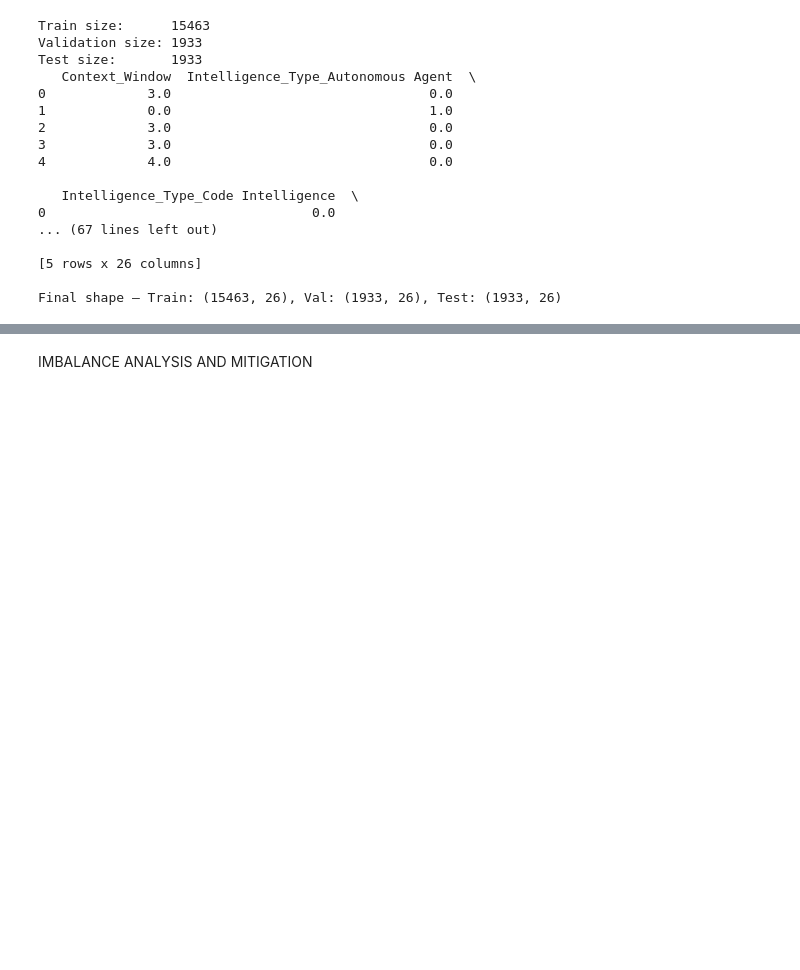
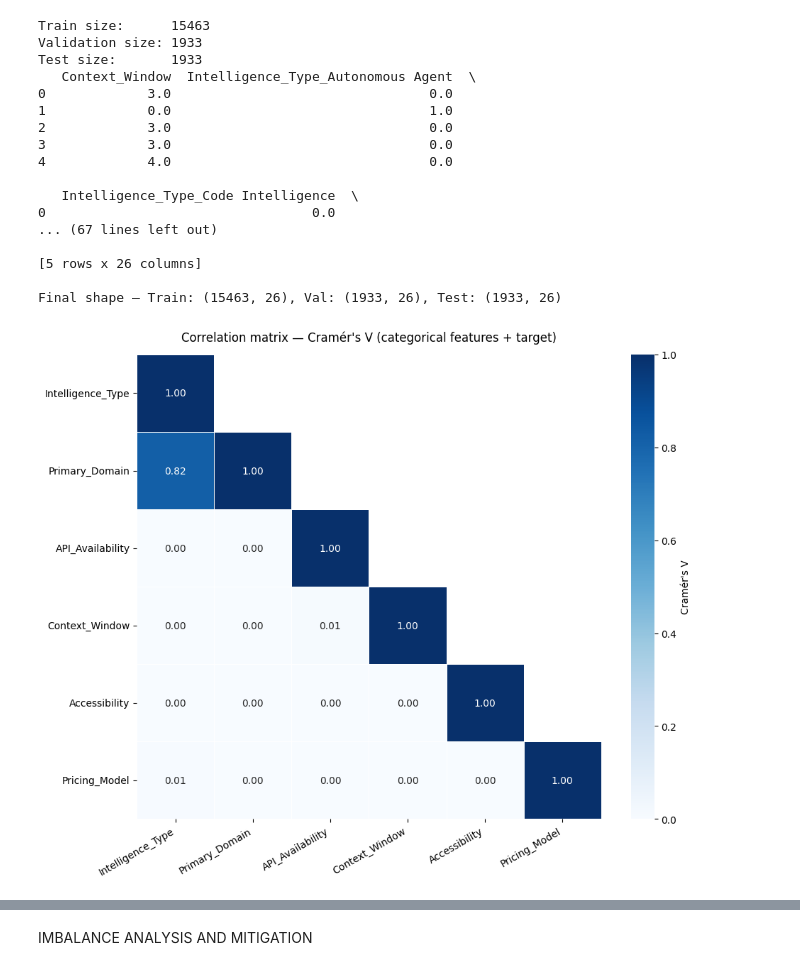
Before and after one commit to GafillaAbrahamer/ClassificationProject, a Jupyter notebook: Prueba.ipynb, the cells around one changed output, grey strips where cells are left out. Drawn from its saved outputs; the diff is of its cells as text; code cells hidden in the pictures; blank space fills up the shorter version.

Commit message:
cambios de variable target y asi, jon lo ejecutara luego

```diff
--- a/Prueba.ipynb
+++ b/Prueba.ipynb
@@ -161,9 +158,9 @@ Total missing values in dataset: 3877
 # %%
 ### TRANSFORMATION PIPELINE ###
 # We drop non-informative columns
-cols_to_drop = ['AI_Name', 'Developer', 'Website_URL', 'Key_Functionality']
-X = df.drop(columns=cols_to_drop + ['Pricing_Model'])
-y = df['Pricing_Model']
+cols_to_drop = ['AI_Name', 'Developer', 'Website_URL', 'Key_Functionality', 'Intelligence_Type'] #se quita el primary domain y el tipo de inteligencia para evitar data leakage
+X = df.drop(columns=cols_to_drop + ['Primary_Domain'])
+y = df['Primary_Domain']
 
 # Train / Validation / Test split (80-10-10)
 X_train, X_temp, y_train, y_temp = train_test_split(
@@ -184,7 +181,7 @@ print(f"Test size:       {X_test.shape[0]}")
 ordinal_cols = ['Context_Window']
 ordinal_categories = [['N/A', '8k', '32k', '128k', '1M']]  # explicit order
 
-onehot_cols = ['Intelligence_Type', 'Primary_Domain', 'API_Availability', 'Accessibility']
+onehot_cols = ['API_Availability', 'Accessibility']
 
 numerical_cols = ['Release_Year', 'Popularity_Votes']
 
@@ -228,3 +225,71 @@ Test size:       1933
 [5 rows x 26 columns]
 
 Final shape — Train: (15463, 26), Val: (1933, 26), Test: (1933, 26)
+# %%
+### CORRELATION MATRIX ###
+import pandas as pd
+import numpy as np
+import matplotlib.pyplot as plt
+import seaborn as sns
+from scipy.stats import chi2_contingency
+
+# ── Cramér's V (para variables categóricas) ────────────────────────────────
+def cramers_v(x, y):
+    confusion_matrix = pd.crosstab(x, y)
+    chi2 = chi2_contingency(confusion_matrix)[0]
+    n = confusion_matrix.sum().sum()
+    phi2 = chi2 / n
+    r, k = confusion_matrix.shape
+    phi2corr = max(0, phi2 - ((k-1)*(r-1))/(n-1))
+    rcorr = r - ((r-1)**2)/(n-1)
+    kcorr = k - ((k-1)**2)/(n-1)
+    return np.sqrt(phi2corr / min((kcorr-1), (rcorr-1)))
+
+# ── Columnas originales (sin encodear) ────────────────────────────────────
+cat_cols = [
+    'Intelligence_Type',
+    'Primary_Domain',
+    'API_Availability',
+    'Context_Window',
+    'Accessibility',
+    'Pricing_Model',   # target incluido para ver correlación con features
+]
+
+df_corr = df[cat_cols].fillna('N/A')
+
+# ── Calcular matriz ────────────────────────────────────────────────────────
+n = len(cat_cols)
+corr_matrix = pd.DataFrame(np.zeros((n, n)), index=cat_cols, columns=cat_cols)
+
+for i in cat_cols:
+    for j in cat_cols:
+        corr_matrix.loc[i, j] = cramers_v(df_corr[i], df_corr[j])
+
+# ── Plot ───────────────────────────────────────────────────────────────────
+plt.figure(figsize=(10, 8))
+mask = np.triu(np.ones_like(corr_matrix, dtype=bool), k=1)  # triángulo superior
+
+sns.heatmap(
+    corr_matrix,
+    annot=True,
+    fmt='.2f',
+    cmap='Blues',
+    vmin=0, vmax=1,
+    mask=mask,           # quitar si quieres la matriz completa
+    square=True,
+    linewidths=0.5,
+    cbar_kws={'label': "Cramér's V"},
+)
+
+plt.title("Correlation matrix — Cramér's V (categorical features + target)", pad=14)
+plt.xticks(rotation=30, ha='right')
+plt.yticks(rotation=0)
+plt.tight_layout()
+plt.show()
+
+# ── Correlaciones con el target ordenadas ─────────────────────────────────
+print("\nCramér's V con Pricing_Model (target):")
+target_corr = corr_matrix['Pricing_Model'].drop('Pricing_Model').sort_values(ascending=False)
+print(target_corr.round(3).to_string())
+# %% [output]
+[figure, added]
```
Also changed, not shown: parts of 3 cells of this notebook.
